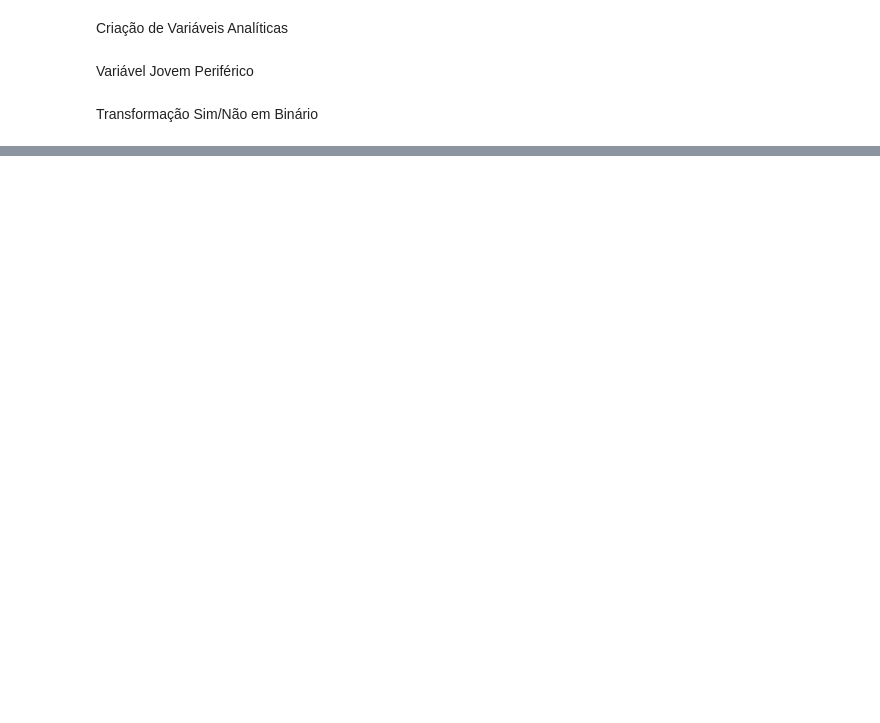
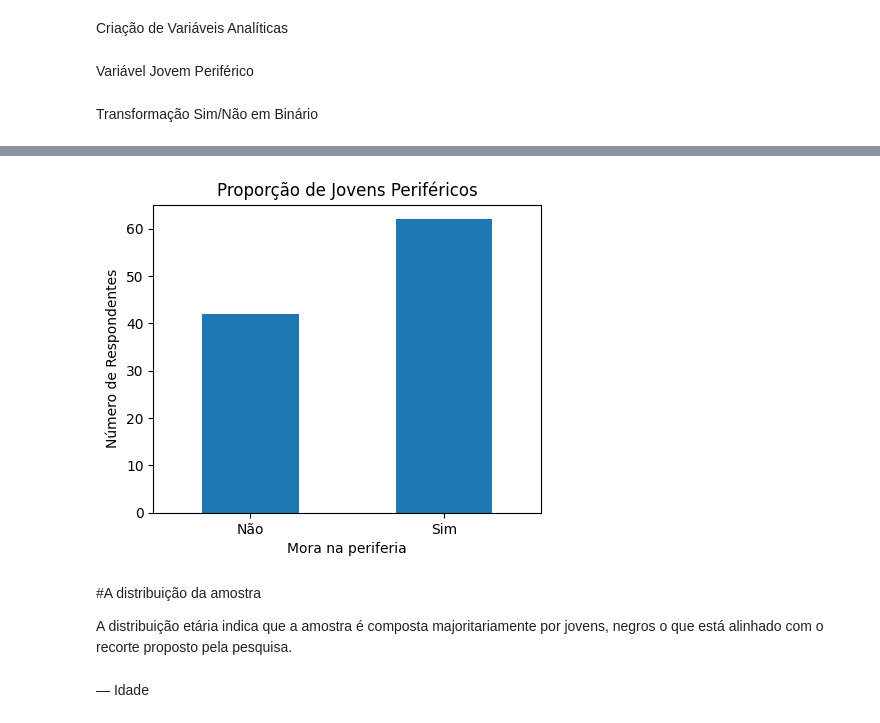
Before and after one commit to MArcoAEAandrade/ic-inclusao-financeira, a Jupyter notebook: 02_cruzamentos_.ipynb, the cells around one changed output, grey strips where cells are left out. Cells and saved outputs as stored; diff of their text form; code cells hidden in the pictures; blank space fills up the shorter version.

```diff
--- a/02_cruzamentos_.ipynb
+++ b/02_cruzamentos_.ipynb
@@ -363,8 +363,11 @@ df_formulario['jovem_periferico'] = np.where(df_formulario['periferia'] == 'Sim'
 # %% [markdown]
 Transformação Sim/Não em Binário
 # %%
-colunas_binarias = ['conta_bancaria', 'inadimplencia', 'reserva_mensal', 'educacao_financeira']
+colunas_binarias = ['inadimplencia', 'reserva_mensal', 'educacao_financeira']
 
 
 for col in colunas_binarias:
     df_formulario[col] = df_formulario[col].map({'Sim': 1, 'Não': 0})
+
+# Special handling for 'conta_bancaria' as its original values are not simple 'Sim'/'Não'
+df_formulario['conta_bancaria'] = df_formulario['conta_bancaria'].apply(lambda x: 1 if pd.notna(x) else 0)
@@ -372,0 +382,22 @@ for col in colunas_binarias:
+# %%
+plt.figure(figsize=(5,4))
+
+df_formulario['jovem_periferico'] \
+    .value_counts() \
+    .sort_index() \
+    .plot(kind='bar')
+
+plt.title('Proporção de Jovens Periféricos')
+plt.xticks([0, 1], ['Não', 'Sim'], rotation=0)
+plt.ylabel('Número de Respondentes')
+plt.xlabel('Mora na periferia')
+plt.show()
+# %% [output]
+[figure, added]
+# %% [markdown]
+#A distribuição da amostra
+
+A distribuição etária indica que a amostra é composta majoritariamente por jovens, negros
+o que está alinhado com o recorte proposto pela pesquisa.
+# %% [markdown]
+— Idade
```
Also changed, not shown: parts of 33 cells of this notebook.
